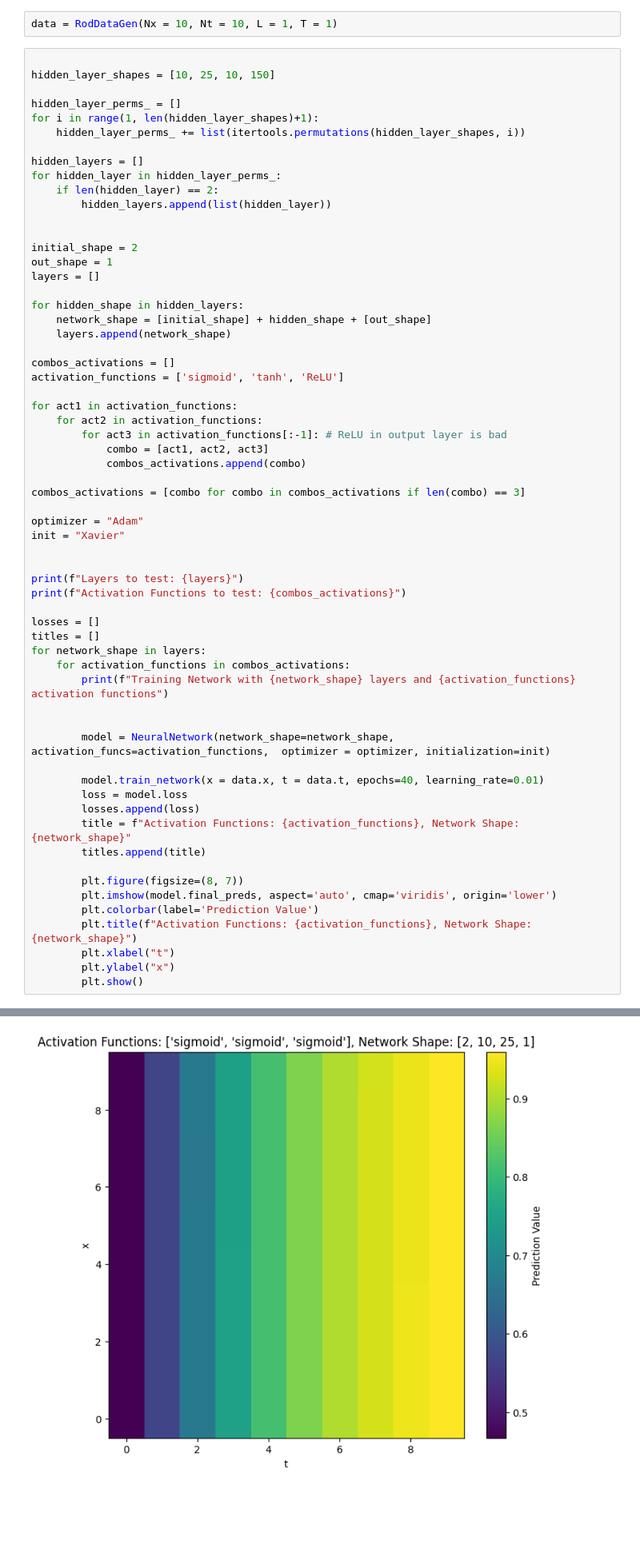
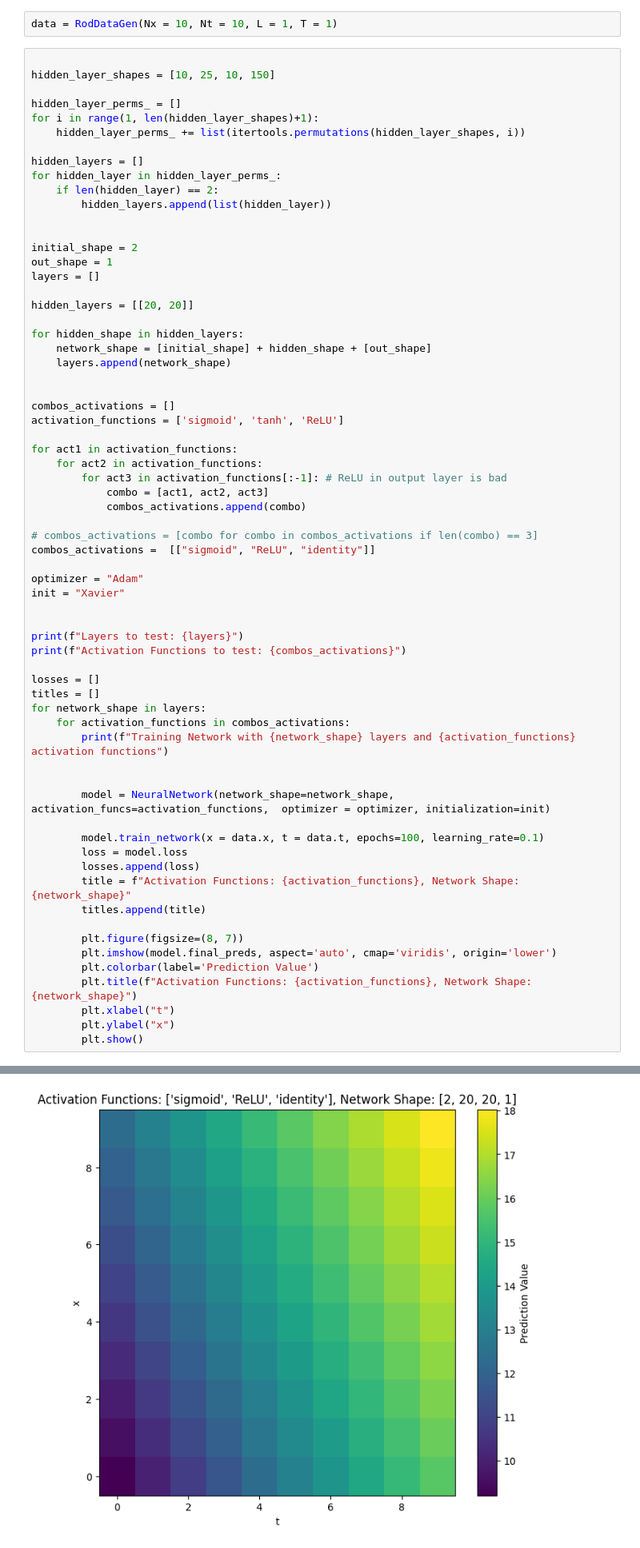
Before and after one commit to GauteJ1/FYS-STK-projects, a Jupyter notebook: project_3/src/nn.ipynb, the cells around one changed output, grey strips where cells are left out. Shown: that part at 80% size. Saved outputs shown, nothing was run; the diff lists cells and outputs as text; blank space fills up the shorter version.

```diff
--- a/project_3/src/nn.ipynb
+++ b/project_3/src/nn.ipynb
@@ -25,9 +25,12 @@ initial_shape = 2
 out_shape = 1
 layers = []
 
+hidden_layers = [[20, 20]]
+
 for hidden_shape in hidden_layers:
     network_shape = [initial_shape] + hidden_shape + [out_shape]
     layers.append(network_shape)
+
 
 combos_activations = []
 activation_functions = ['sigmoid', 'tanh', 'ReLU']
@@ -38,7 +41,8 @@ for act1 in activation_functions:
             combo = [act1, act2, act3]
             combos_activations.append(combo)
 
-combos_activations = [combo for combo in combos_activations if len(combo) == 3]
+# combos_activations = [combo for combo in combos_activations if len(combo) == 3]
+combos_activations =  [["sigmoid", "ReLU", "identity"]]
 
 optimizer = "Adam"
 init = "Xavier"
@@ -56,7 +60,7 @@ for network_shape in layers:
 
         model = NeuralNetwork(network_shape=network_shape, activation_funcs=activation_functions,  optimizer = optimizer, initialization=init)
 
-        model.train_network(x = data.x, t = data.t, epochs=40, learning_rate=0.01)
+        model.train_network(x = data.x, t = data.t, epochs=100, learning_rate=0.1)
         loss = model.loss
         losses.append(loss)
         title = f"Activation Functions: {activation_functions}, Network Shape: {network_shape}"
@@ -76 +80 @@ Training Network with [2, 10, 25, 1] layers and ['sigmoid', 'sigmoid', 'sigmoid'
-[figure, old version]
+[figure, new version]
```
Also changed, not shown: parts of 3 cells of this notebook, 9 other files.
